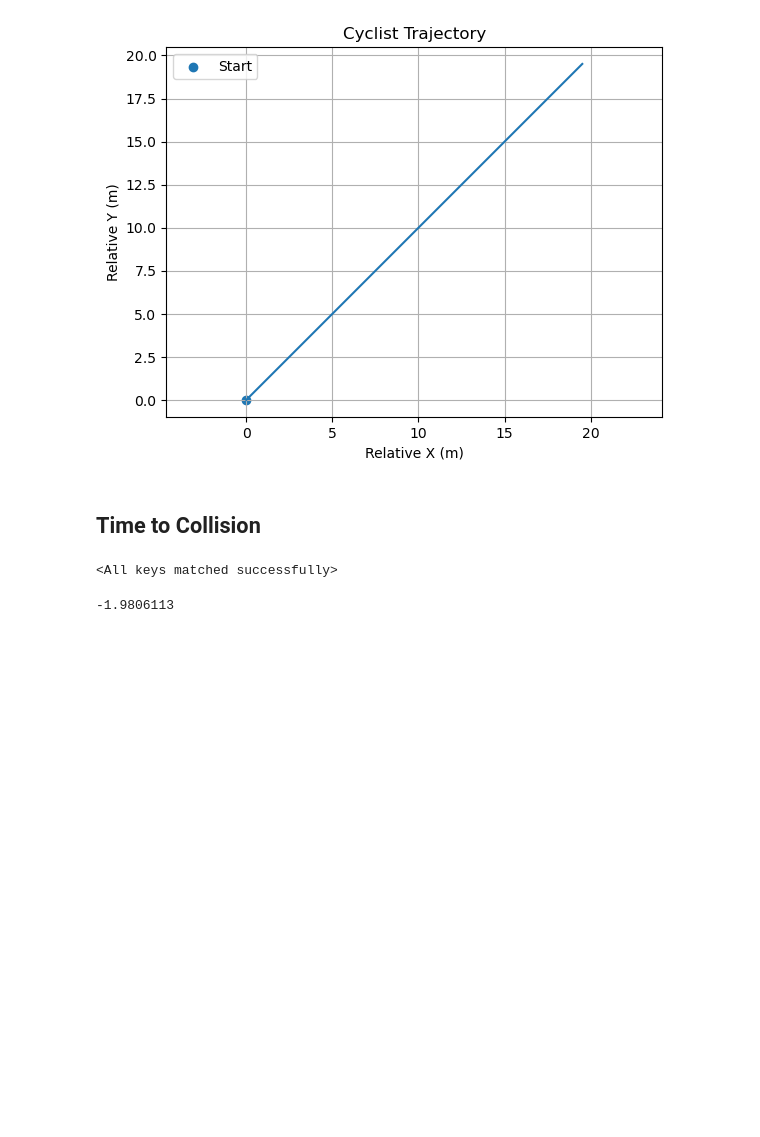
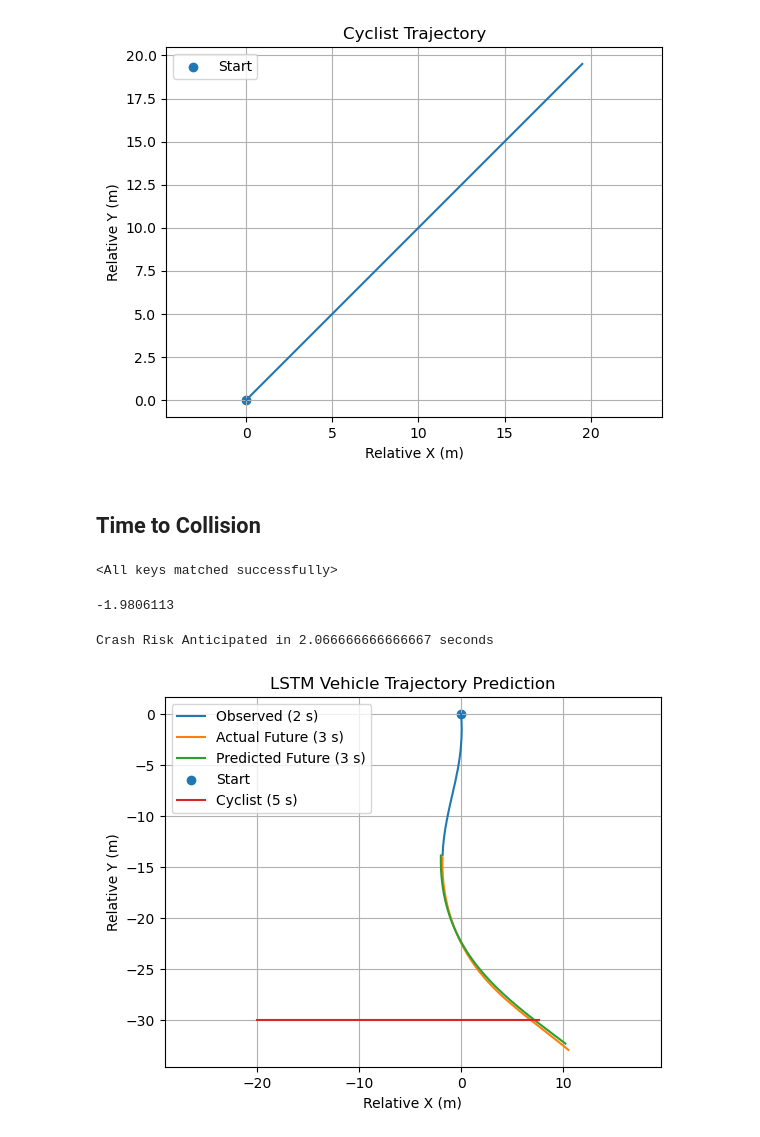
Before and after one commit to Isaac-Chua7/Vehicle-Trajectory-LSTM, a Jupyter notebook: LSTM_Practice.ipynb, the cells around one changed output. Drawn from its saved outputs; the diff is of its cells as text; code cells hidden in the pictures; blank space fills up the shorter version.

```diff
--- a/LSTM_Practice.ipynb
+++ b/LSTM_Practice.ipynb
@@ -633,14 +633,45 @@ predicted = prediction.cpu().numpy()
 import math
 
 #initialise cyclist
-cyclist = Cyclist(position=(-20, 0), speed=20, direction=315)
+cyclist = Cyclist(position=(-20, -30), speed=20, direction=0)
 
-tolerance = 1
+tolerance = 3
+crash_flagged = False
 
 for i in range(len(predicted)):
-    coordinates_distance = predicted[i] - cyclist.get_trajectory()[i]
+    coordinates_distance = predicted[i] - cyclist.get_trajectory()[i+60]
     euclidean_distance = math.sqrt(coordinates_distance[0]**2 + coordinates_distance[1]**2)
 
     if euclidean_distance <= tolerance:
-        print(f"Crash Risk Anticipated in {i*30} seconds")
+        print(f"Crash Risk Anticipated in {i/30} seconds")
+        crash_flagged = True
         break
+
+if not crash_flagged:
+    print("No Crash Anticipated")
+# %% [output]
+Crash Risk Anticipated in 2.066666666666667 seconds
+# %%
+#Vehicle trajectory segments
+plt.plot(observed[:, 0], observed[:, 1], label="Observed (2 s)")
+plt.plot(actual[:, 0], actual[:, 1], label="Actual Future (3 s)")
+plt.plot(predicted[:, 0], predicted[:, 1], label="Predicted Future (3 s)")
+
+plt.scatter(0, 0, label="Start")
+
+#Example Cyclist Trajectory
+plt.plot(cyclist.get_trajectory()[:,0], cyclist.get_trajectory()[:,1], label="Cyclist (5 s)")
+
+
+
+plt.xlabel("Relative X (m)")
+plt.ylabel("Relative Y (m)")
+plt.title("LSTM Vehicle Trajectory Prediction")
+
+plt.axis("equal")
+plt.legend()
+plt.grid()
+
+plt.show()
+# %% [output]
+[figure, added]
```
